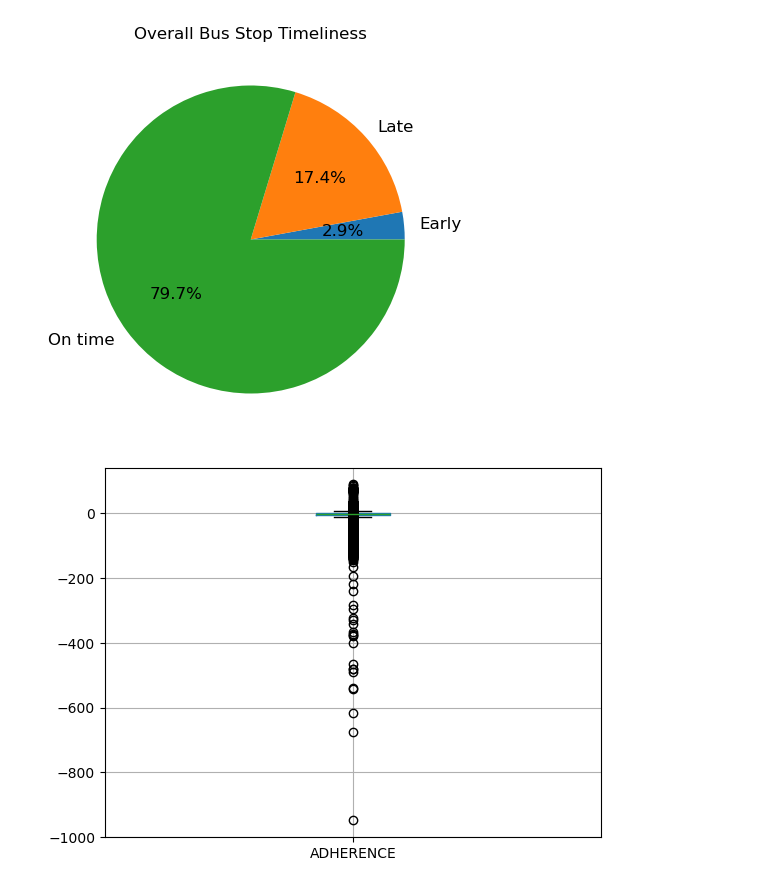
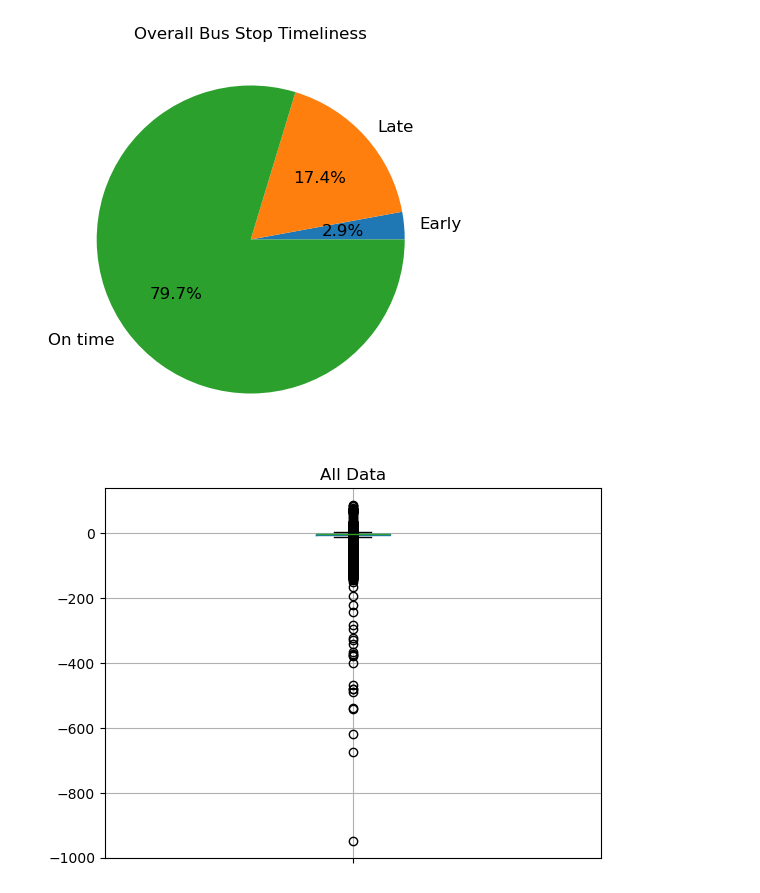
Before and after one commit to NewForce-Cohort-11-Data/wego-good-wheel-hunting, a Jupyter notebook: notebooks/Q1.ipynb, the cells around one changed output. Cells and saved outputs as stored; diff of their text form; code cells hidden in the pictures.

Commit message:
Tweaked visualizations, summary stats for Q1, added presentation. Final

```diff
--- a/notebooks/Q1.ipynb
+++ b/notebooks/Q1.ipynb
@@ -52,8 +52,12 @@ plt.show()
 # %%
 adherence = wego['ADHERENCE'][wego['ADHERENCE'].isna() == False].to_frame()
 # %%
-adherence.boxplot()
+ax = adherence.boxplot()
+
+ax.set_xticklabels([])
+
+plt.title('All Data')
 plt.savefig('../visualizations/AdherenceBoxplot.png', bbox_inches='tight', pad_inches=0.1)
 plt.show()
 # %% [output]
-[figure, old version]
+[figure, new version]
```
Also changed, not shown: parts of 6 cells of this notebook, 4 other files.
